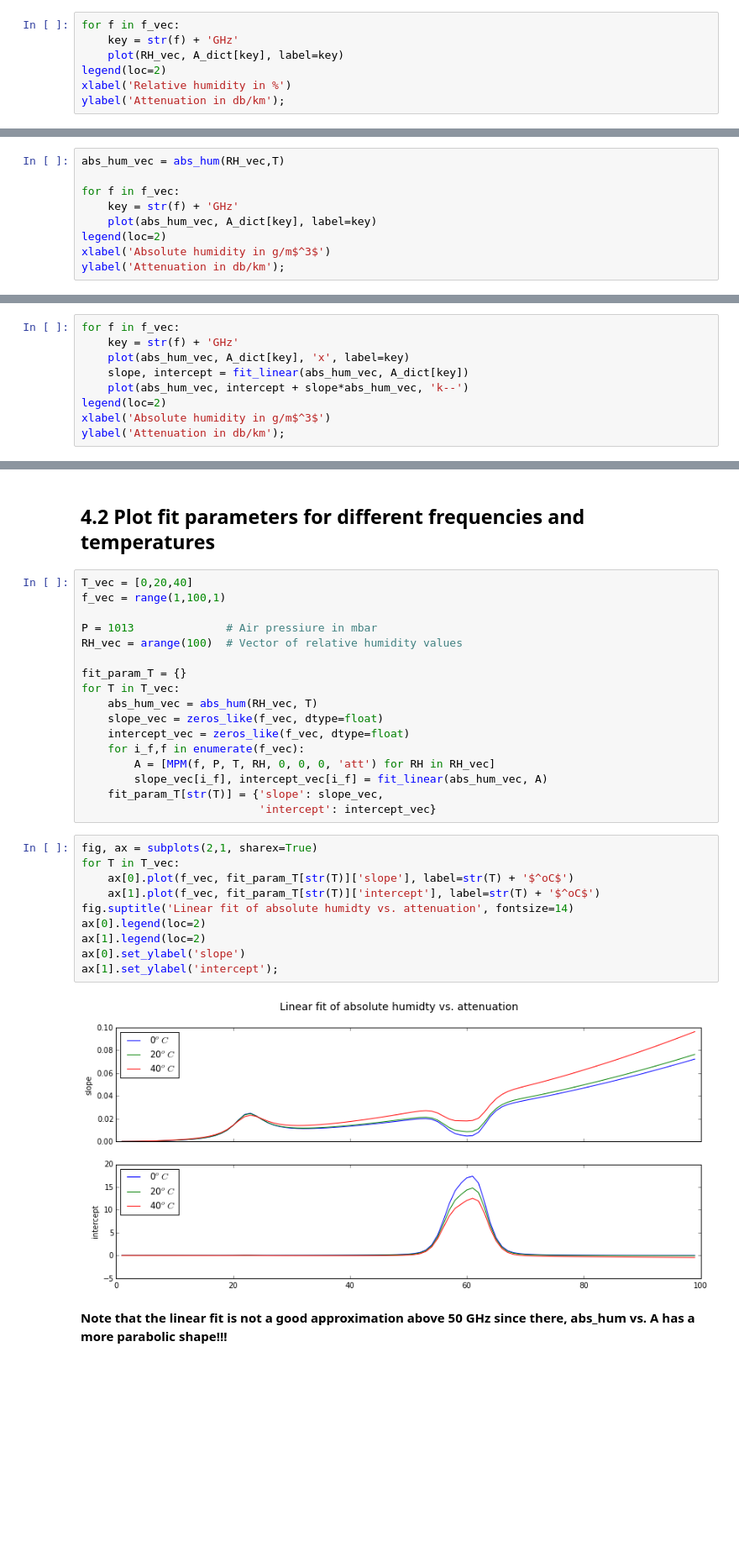
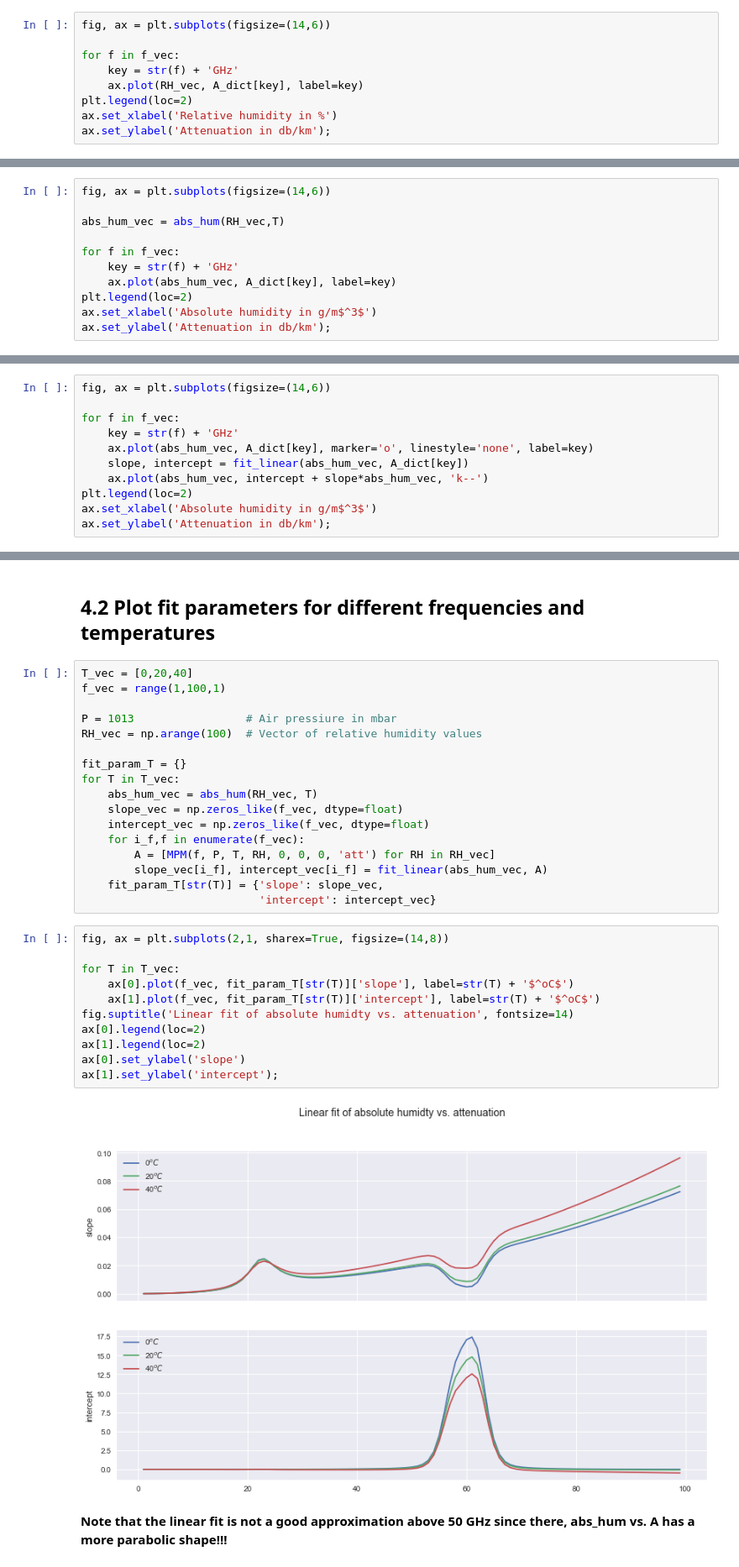
Before and after one commit to cchwala/pyMPM, a Jupyter notebook: notebooks/Water vapor attenuation at MW link frequencies.ipynb, the cells around one changed output, grey strips where cells are left out. Shown at 84% size. Drawn from its saved outputs; the diff is of its cells as text; blank space fills up the shorter version.

Commit message:
Updated notebook
* avoiding `%pylab inline`
* Added plot similar to Liebe et al. 1993

```diff
--- a/notebooks/Water vapor attenuation at MW link frequencies.ipynb
+++ b/notebooks/Water vapor attenuation at MW link frequencies.ipynb
@@ -41,10 +43,12 @@ for f in f_vec:
 # %% [markdown]
 ## 2.2 Plot it
 # %%
+fig, ax = plt.subplots(figsize=(14,6))
+
 for f in f_vec:
     key = str(f) + 'GHz'
-    plot(RH_vec, A_dict[key], label=key)
-legend(loc=2)
-xlabel('Relative humidity in %')
-ylabel('Attenuation in db/km');
+    ax.plot(RH_vec, A_dict[key], label=key)
+plt.legend(loc=2)
+ax.set_xlabel('Relative humidity in %')
+ax.set_ylabel('Attenuation in db/km');
 # %% [output]
@@ -88,12 +91,14 @@ def abs_hum(RH,T):
 # %% [markdown]
 ## 3.2 Plot it
 # %%
+fig, ax = plt.subplots(figsize=(14,6))
+
 abs_hum_vec = abs_hum(RH_vec,T)
 
 for f in f_vec:
     key = str(f) + 'GHz'
-    plot(abs_hum_vec, A_dict[key], label=key)
-legend(loc=2)
-xlabel('Absolute humidity in g/m$^3$')
-ylabel('Attenuation in db/km');
+    ax.plot(abs_hum_vec, A_dict[key], label=key)
+plt.legend(loc=2)
+ax.set_xlabel('Absolute humidity in g/m$^3$')
+ax.set_ylabel('Attenuation in db/km');
 # %% [output]
@@ -110,12 +115,14 @@ def fit_linear(xd,yd):
 # %% [markdown]
 ## 4.1 Plot fitted line in data from above
 # %%
+fig, ax = plt.subplots(figsize=(14,6))
+
 for f in f_vec:
     key = str(f) + 'GHz'
-    plot(abs_hum_vec, A_dict[key], 'x', label=key)
+    ax.plot(abs_hum_vec, A_dict[key], marker='o', linestyle='none', label=key)
     slope, intercept = fit_linear(abs_hum_vec, A_dict[key])
-    plot(abs_hum_vec, intercept + slope*abs_hum_vec, 'k--')
-legend(loc=2)
-xlabel('Absolute humidity in g/m$^3$')
-ylabel('Attenuation in db/km');
+    ax.plot(abs_hum_vec, intercept + slope*abs_hum_vec, 'k--')
+plt.legend(loc=2)
+ax.set_xlabel('Absolute humidity in g/m$^3$')
+ax.set_ylabel('Attenuation in db/km');
 # %% [output]
@@ -126,30 +133,31 @@ ylabel('Attenuation in db/km');
 T_vec = [0,20,40]
 f_vec = range(1,100,1)
 
-P = 1013              # Air pressiure in mbar
-RH_vec = arange(100)  # Vector of relative humidity values
+P = 1013                 # Air pressiure in mbar
+RH_vec = np.arange(100)  # Vector of relative humidity values
 
 fit_param_T = {}
 for T in T_vec:
     abs_hum_vec = abs_hum(RH_vec, T)
-    slope_vec = zeros_like(f_vec, dtype=float)
-    intercept_vec = zeros_like(f_vec, dtype=float)
+    slope_vec = np.zeros_like(f_vec, dtype=float)
+    intercept_vec = np.zeros_like(f_vec, dtype=float)
     for i_f,f in enumerate(f_vec):
         A = [MPM(f, P, T, RH, 0, 0, 0, 'att') for RH in RH_vec]
         slope_vec[i_f], intercept_vec[i_f] = fit_linear(abs_hum_vec, A)
     fit_param_T[str(T)] = {'slope': slope_vec,
                            'intercept': intercept_vec}
 # %%
-fig, ax = subplots(2,1, sharex=True)
+fig, ax = plt.subplots(2,1, sharex=True, figsize=(14,8))
+
 for T in T_vec:
     ax[0].plot(f_vec, fit_param_T[str(T)]['slope'], label=str(T) + '$^oC$')
     ax[1].plot(f_vec, fit_param_T[str(T)]['intercept'], label=str(T) + '$^oC$')
 fig.suptitle('Linear fit of absolute humidty vs. attenuation', fontsize=14)
 ax[0].legend(loc=2)
 ax[1].legend(loc=2)
 ax[0].set_ylabel('slope')
 ax[1].set_ylabel('intercept');
 # %% [output]
-[figure, old version]
+[figure, new version]
 # %% [markdown]
 **Note that the linear fit is not a good approximation above 50 GHz since there, abs_hum vs. A has a more parabolic shape!!!**
```
Also changed, not shown: parts of 10 cells of this notebook, 1 other file.
